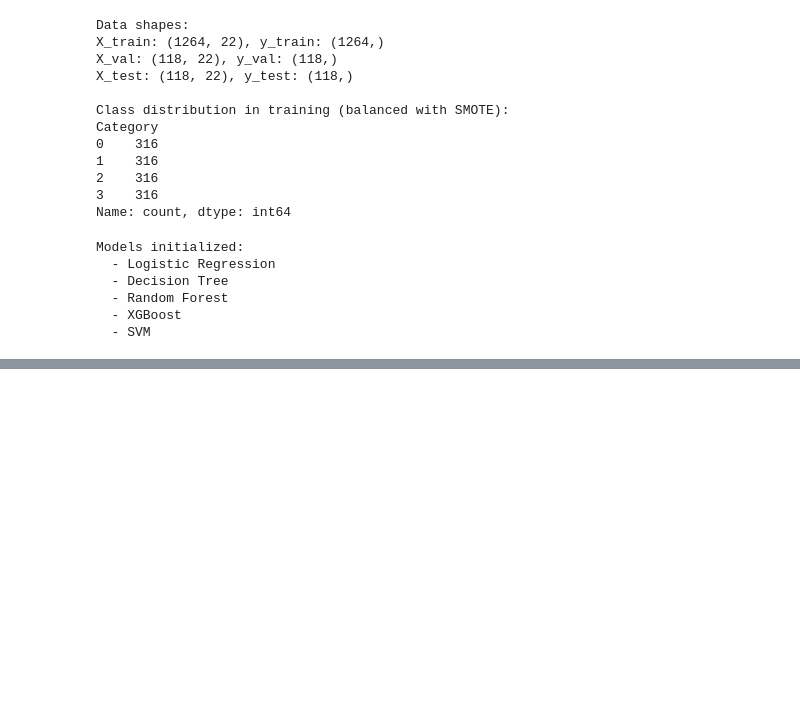
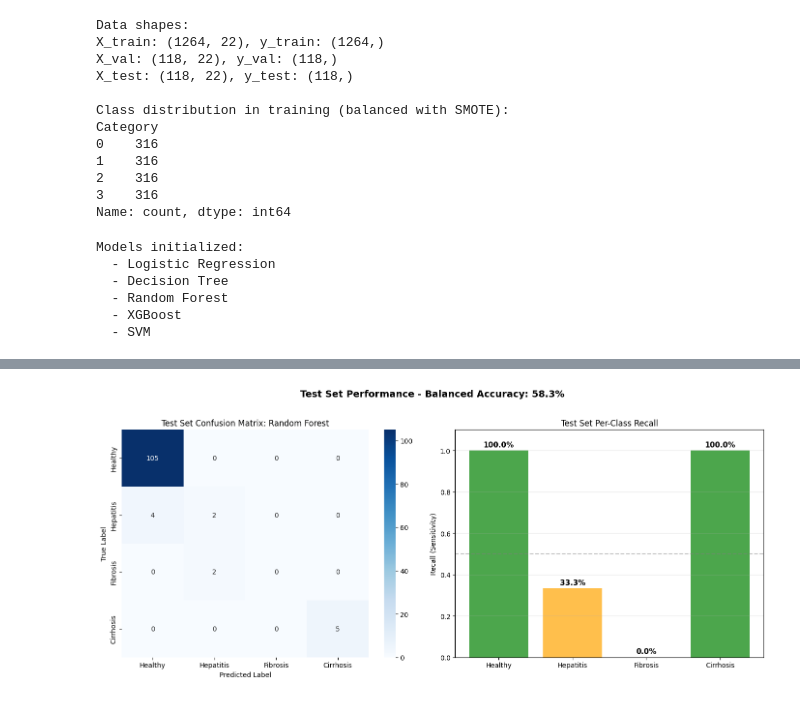
Before and after one commit to sunb82/hcv-disease-prediction, a Jupyter notebook: notebooks/03_modeling.ipynb, the cells around one changed output, grey strips where cells are left out. Drawn from its saved outputs; the diff is of its cells as text; code cells hidden in the pictures; blank space fills up the shorter version.

```diff
--- a/notebooks/03_modeling.ipynb
+++ b/notebooks/03_modeling.ipynb
@@ -295,0 +377,87 @@ Improvement over baseline:
+# %%
+# Test Set Evaluation with Balanced Accuracy
+print("\n" + "="*60)
+print("TEST SET EVALUATION")
+print("="*60)
+
+# Get the best model based on balanced accuracy
+best_model_name = trainer.best_model
+best_model = trainer.results[best_model_name]['model']
+
+# Make predictions on test set
+y_test_pred = best_model.predict(X_test)
+
+# Calculate all metrics
+test_accuracy = accuracy_score(y_test, y_test_pred)
+test_balanced_accuracy = balanced_accuracy_score(y_test, y_test_pred)
+test_f1 = f1_score(y_test, y_test_pred, average='weighted')
+test_precision = precision_score(y_test, y_test_pred, average='weighted', zero_division=0)
+test_recall = recall_score(y_test, y_test_pred, average='weighted')
+
+# Confusion matrix and per-class recall
+test_cm = confusion_matrix(y_test, y_test_pred)
+test_per_class_recall = test_cm.diagonal() / test_cm.sum(axis=1)
+
+print(f"\nBest Model: {best_model_name}")
+print(f"{'='*40}")
+print(f"Test Standard Accuracy: {test_accuracy:.3f}")
+print(f"Test Balanced Accuracy: {test_balanced_accuracy:.3f}")
+print(f"Test F1-Score: {test_f1:.3f}")
+print(f"Test Precision: {test_precision:.3f}")
+print(f"Test Recall: {test_recall:.3f}")
+
+print(f"\nPer-Class Test Performance:")
+class_names = ['Healthy', 'Hepatitis', 'Fibrosis', 'Cirrhosis']
+for i, (name, recall) in enumerate(zip(class_names, test_per_class_recall)):
+    support = test_cm.sum(axis=1)[i]
+    correct = test_cm[i, i]
+    print(f"  {name}: {recall:.1%} recall ({correct}/{support} correct)")
+
+print(f"\nTest Set Class Distribution:")
+unique, counts = np.unique(y_test, return_counts=True)
+for cls, count in zip(unique, counts):
+    print(f"  Class {cls} ({class_names[cls]}): {count} samples ({count/len(y_test)*100:.1f}%)")
+
+# Visualize test set confusion matrix
+fig, axes = plt.subplots(1, 2, figsize=(14, 6))
+
+# Confusion Matrix
+ax = axes[0]
+sns.heatmap(test_cm, annot=True, fmt='d', cmap='Blues', ax=ax,
+            xticklabels=class_names, yticklabels=class_names)
+ax.set_title(f'Test Set Confusion Matrix: {best_model_name}')
+ax.set_ylabel('True Label')
+ax.set_xlabel('Predicted Label')
+
+# Per-class recall bar chart
+ax = axes[1]
+colors = ['green' if r > 0.5 else 'orange' if r > 0 else 'red' for r in test_per_class_recall]
+bars = ax.bar(class_names, test_per_class_recall, color=colors, alpha=0.7)
+for bar, val in zip(bars, test_per_class_recall):
+    height = bar.get_height()
+    ax.text(bar.get_x() + bar.get_width()/2., height + 0.01,
+            f'{val:.1%}', ha='center', va='bottom', fontsize=11, fontweight='bold')
+ax.set_ylabel('Recall (Sensitivity)')
+ax.set_title('Test Set Per-Class Recall')
+ax.set_ylim(0, 1.1)
+ax.axhline(y=0.5, color='gray', linestyle='--', alpha=0.5, label='50% threshold')
+ax.grid(axis='y', alpha=0.3)
+
+plt.suptitle(f'Test Set Performance - Balanced Accuracy: {test_balanced_accuracy:.1%}',
+             fontsize=14, fontweight='bold', y=1.02)
+plt.tight_layout()
+plt.show()
+
+# Final summary
+print("\n" + "="*60)
+print("FINAL MODEL SUMMARY")
+print("="*60)
+print(f"Best Model: {best_model_name}")
+print(f"Validation Balanced Accuracy: {trainer.best_score:.3f}")
+print(f"Test Balanced Accuracy: {test_balanced_accuracy:.3f}")
+print(f"\nKey Insights:")
+print(f"  - Model performs well on majority class (Healthy)")
+print(f"  - Struggles with minority classes, especially Fibrosis")
+print(f"  - Balanced accuracy reveals true performance: {test_balanced_accuracy:.1%}")
+print(f"  - Standard accuracy ({test_accuracy:.1%}) is misleading due to imbalance")
+# %% [output]
@@ -295,0 +481 @@ Improvement over baseline:
+[figure, added]
```
Also changed, not shown: parts of 22 cells of this notebook, 13 other files.
